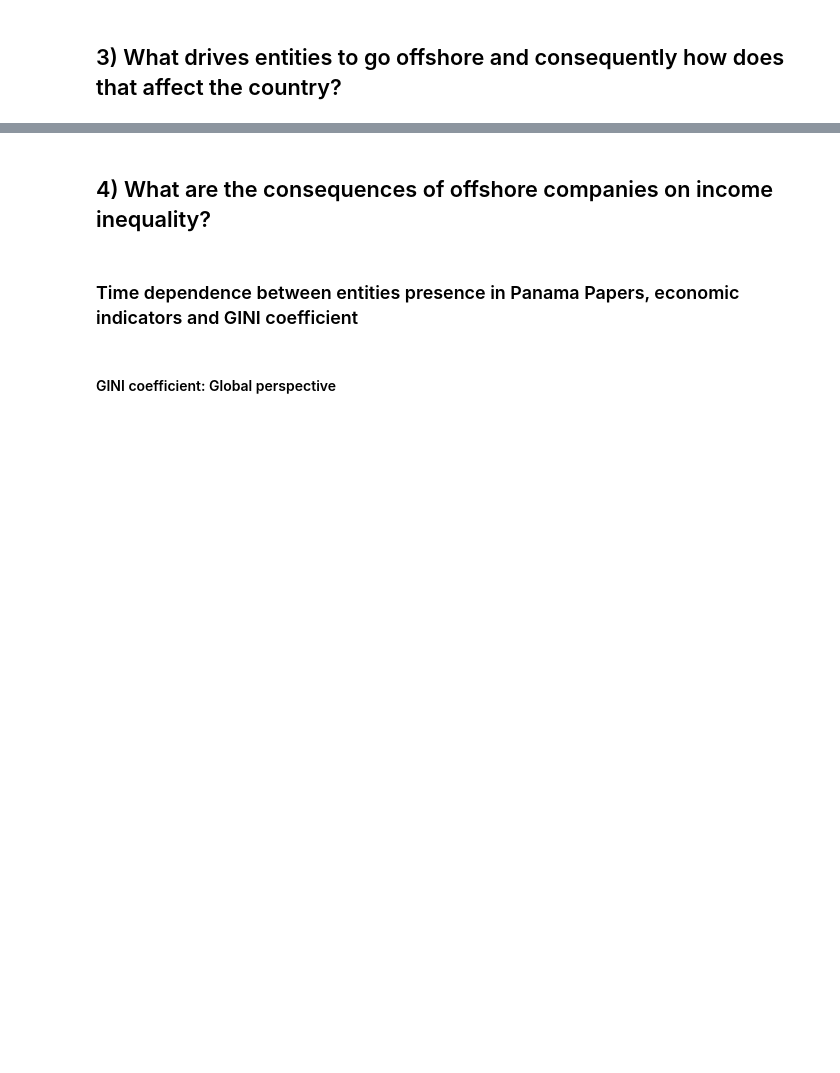
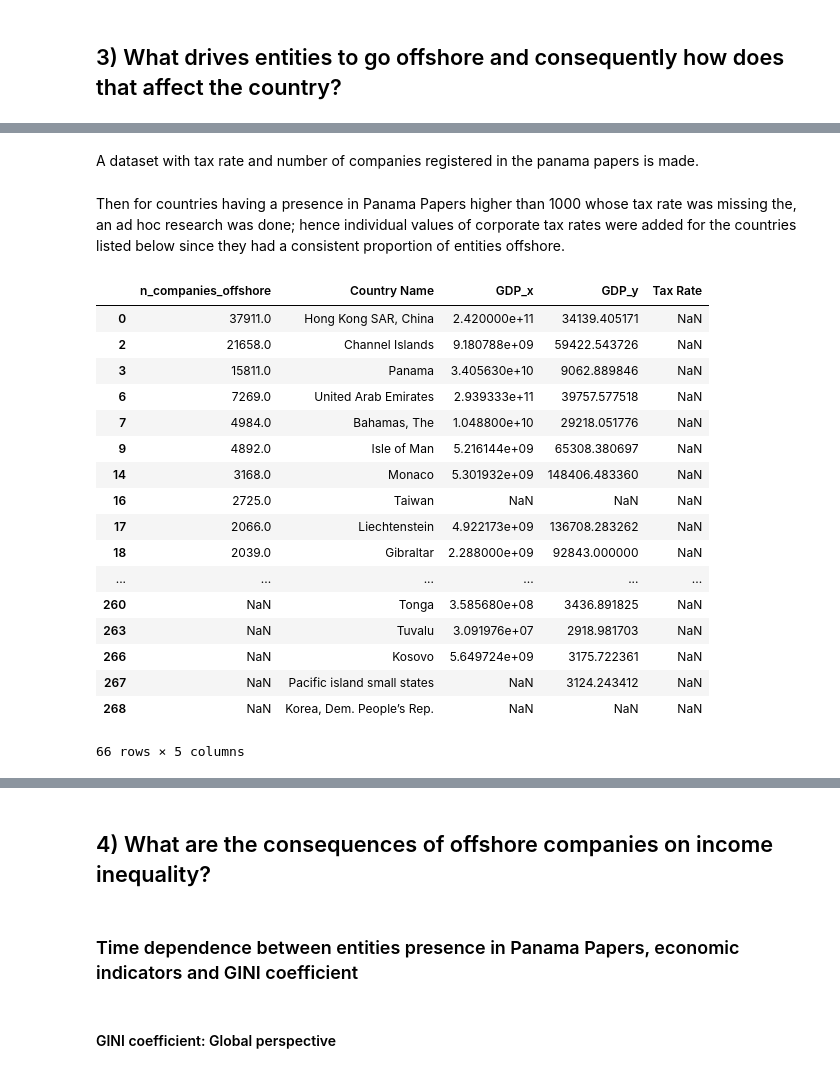
Before and after one commit to eddieshengyuwang/project_ada_akbar, a Jupyter notebook: main.ipynb, the cells around one changed output, grey strips where cells are left out. Cells and saved outputs as stored; diff of their text form; code cells hidden in the pictures; blank space fills up the shorter version.

```diff
--- a/main.ipynb
+++ b/main.ipynb
@@ -409,0 +457,6 @@ Eventually it is important to mention that a number of countries had different s
+# %%
+# count in panama papers and gdp is merged in one dataframe
+country_count_gdp=country_count.merge(df_countries_gdp, how='outer',left_on='Country Name', right_on='Country Name')
+# %%
+# count in panama papers and gdp per capita is merged in one dataframe
+country_count_gdp=country_count_gdp.merge(df_countries_gdp_capita, how='outer',left_on='Country Name', right_on='Country Name')
@@ -409,0 +514,2 @@ Eventually it is important to mention that a number of countries had different s
+# %%
+df_countries_tax=pd.DataFrame({'Country Name':df_tax_rate['Country Name'],'Tax Rate':df_tax_rate.iloc[:,range(-15,0)].mean(axis=1,numeric_only=True)})
@@ -409,0 +525,27 @@ Eventually it is important to mention that a number of countries had different s
+# %% [markdown]
+A dataset with tax rate and number of companies registered in the panama papers is made.
+# %%
+country_count_tax_rate=country_count_gdp.merge(df_countries_tax, how='outer',left_on='Country Name', right_on='Country Name')
+# %% [markdown]
+Then for countries having a presence in Panama Papers higher than 1000 whose tax rate was missing the, an ad hoc research was done; hence individual values of corporate tax rates were added for the countries listed below since they had a consistent proportion of entities offshore.
+# %%
+country_count_tax_rate[country_count_tax_rate['Tax Rate'].isna()]
+# %% [output]
+|  | n_companies_offshore | Country Name | GDP_x | GDP_y | Tax Rate |
+| 0 | 37911.0 | Hong Kong SAR, China | 2.420000e+11 | 34139.405171 | NaN |
+| 2 | 21658.0 | Channel Islands | 9.180788e+09 | 59422.543726 | NaN |
+| 3 | 15811.0 | Panama | 3.405630e+10 | 9062.889846 | NaN |
+| 6 | 7269.0 | United Arab Emirates | 2.939333e+11 | 39757.577518 | NaN |
+| 7 | 4984.0 | Bahamas, The | 1.048800e+10 | 29218.051776 | NaN |
+| 9 | 4892.0 | Isle of Man | 5.216144e+09 | 65308.380697 | NaN |
+| 14 | 3168.0 | Monaco | 5.301932e+09 | 148406.483360 | NaN |
+| 16 | 2725.0 | Taiwan | NaN | NaN | NaN |
+| 17 | 2066.0 | Liechtenstein | 4.922173e+09 | 136708.283262 | NaN |
+| 18 | 2039.0 | Gibraltar | 2.288000e+09 | 92843.000000 | NaN |
+| ... | ... | ... | ... | ... | ... |
+| 260 | NaN | Tonga | 3.585680e+08 | 3436.891825 | NaN |
+| 263 | NaN | Tuvalu | 3.091976e+07 | 2918.981703 | NaN |
+| 266 | NaN | Kosovo | 5.649724e+09 | 3175.722361 | NaN |
+| 267 | NaN | Pacific island small states | NaN | 3124.243412 | NaN |
+| 268 | NaN | Korea, Dem. People’s Rep. | NaN | NaN | NaN |
+66 rows × 5 columns
```
Also changed, not shown: parts of 97 cells of this notebook, 1 other file.
